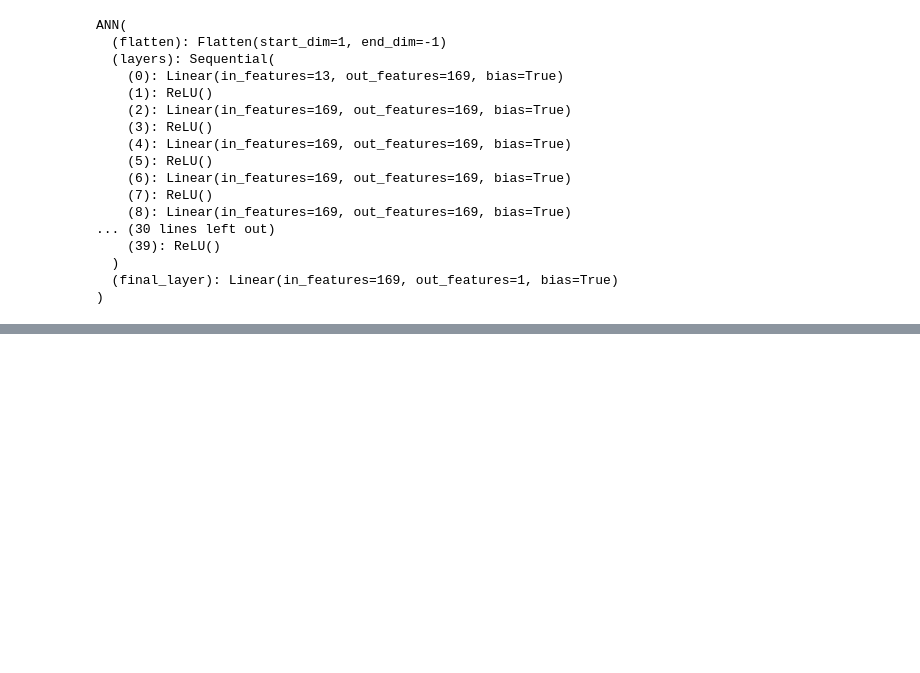
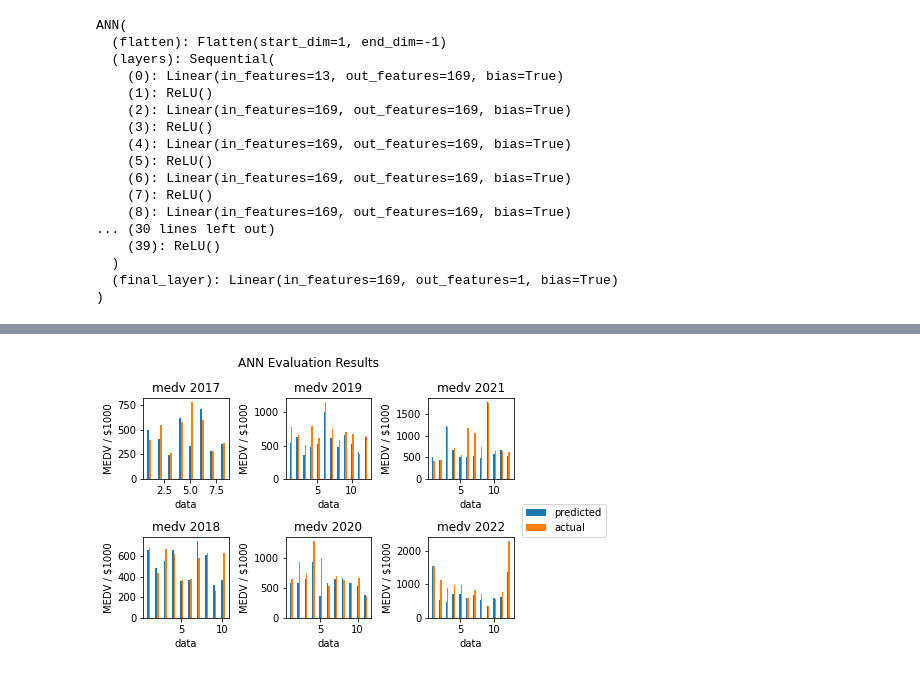
Before and after one commit to manami-16/boston-housing-analysis, a Jupyter notebook: ann.ipynb, the cells around one changed output, grey strips where cells are left out. Cells and saved outputs as stored; diff of their text form; code cells hidden in the pictures; blank space fills up the shorter version.

```diff
--- a/ann.ipynb
+++ b/ann.ipynb
@@ -300,0 +258,2 @@ plt.show()
+# %%
+test_loader = create_dataloader(X_test, y_test, batch_size=1)
@@ -300,0 +339,28 @@ plt.show()
+# %%
+fig, axs = plt.subplots(2, 3)
+m, n, l = 0, 0, 0
+
+for i in range(len(list(obj.keys()))):
+    x_dummy = np.linspace(1, len(obj[list(obj.keys())[i]][:, 0]), len(obj[list(obj.keys())[i]][:, 0]))
+    if i % 2 == 0:
+        axs[0, m].bar(x_dummy, obj[list(obj.keys())[i]][:, 0], width/2, label='predicted')
+        axs[0, m].bar(x_dummy+width/2, obj[list(obj.keys())[i]][:, 1], width/2, label='actual')
+        axs[0, m].set_title(list(obj.keys())[i].replace('_', ' '))
+
+        m += 1
+
+    elif i % 2 == 1:
+        axs[1, n].bar(x_dummy, obj[list(obj.keys())[i]][:, 0], width/2, label='predicted')
+        axs[1, n].bar(x_dummy+width/2, obj[list(obj.keys())[i]][:, 1], width/2, label='actual')
+        axs[1, n].set_title(list(obj.keys())[i].replace('_', ' '))
+        n += 1
+
+for ax in axs.flat:
+    ax.set(xlabel='data', ylabel='MEDV / $1000')
+
+fig.tight_layout()
+plt.legend(loc=(1.1, 1))
+fig.suptitle('ANN Evaluation Results', y=1.05)
+fig.savefig('./figure/medv_ann_bar.pdf', dpi=300, bbox_inches='tight')
+# %% [output]
+[figure, added]
```
Also changed, not shown: parts of 17 cells of this notebook.
